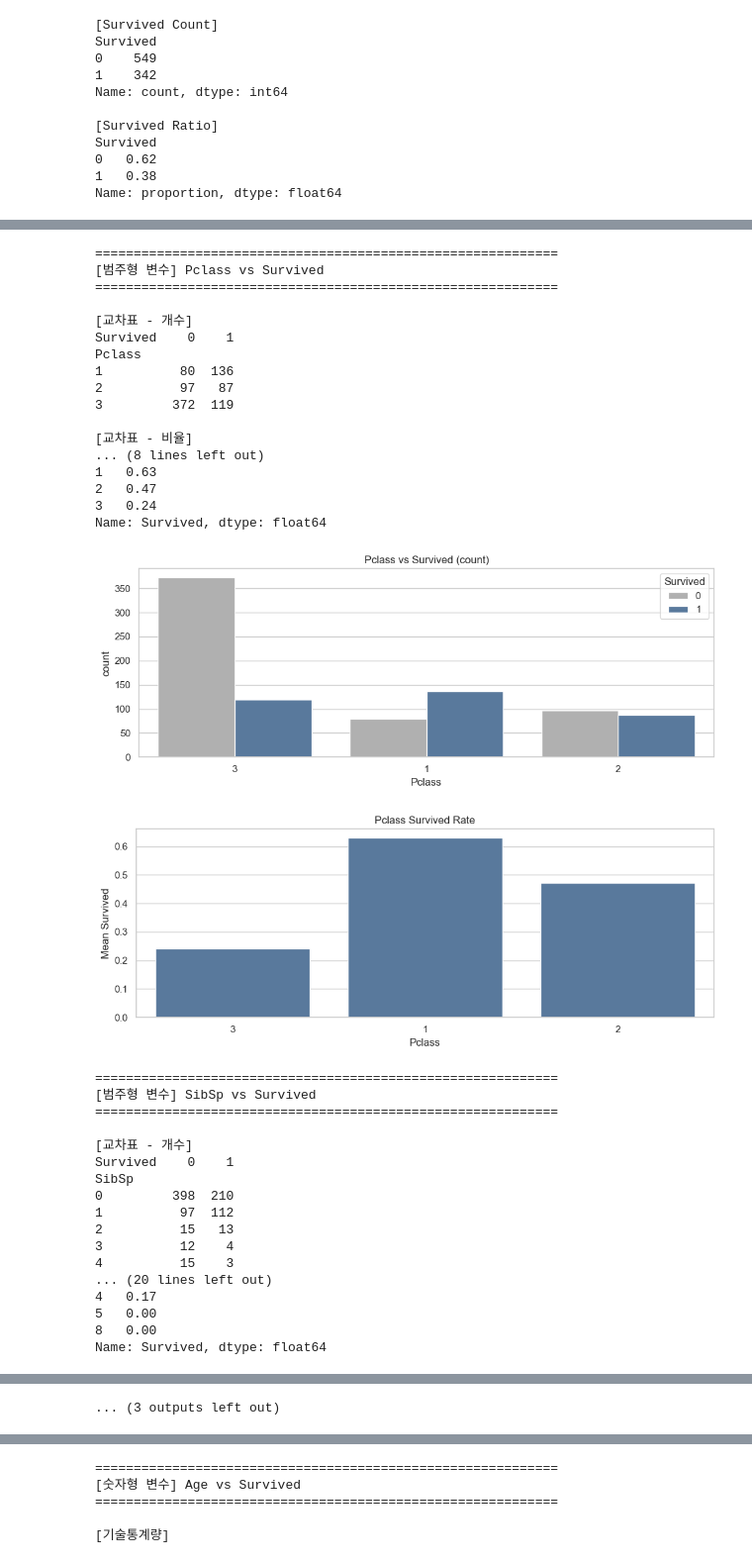
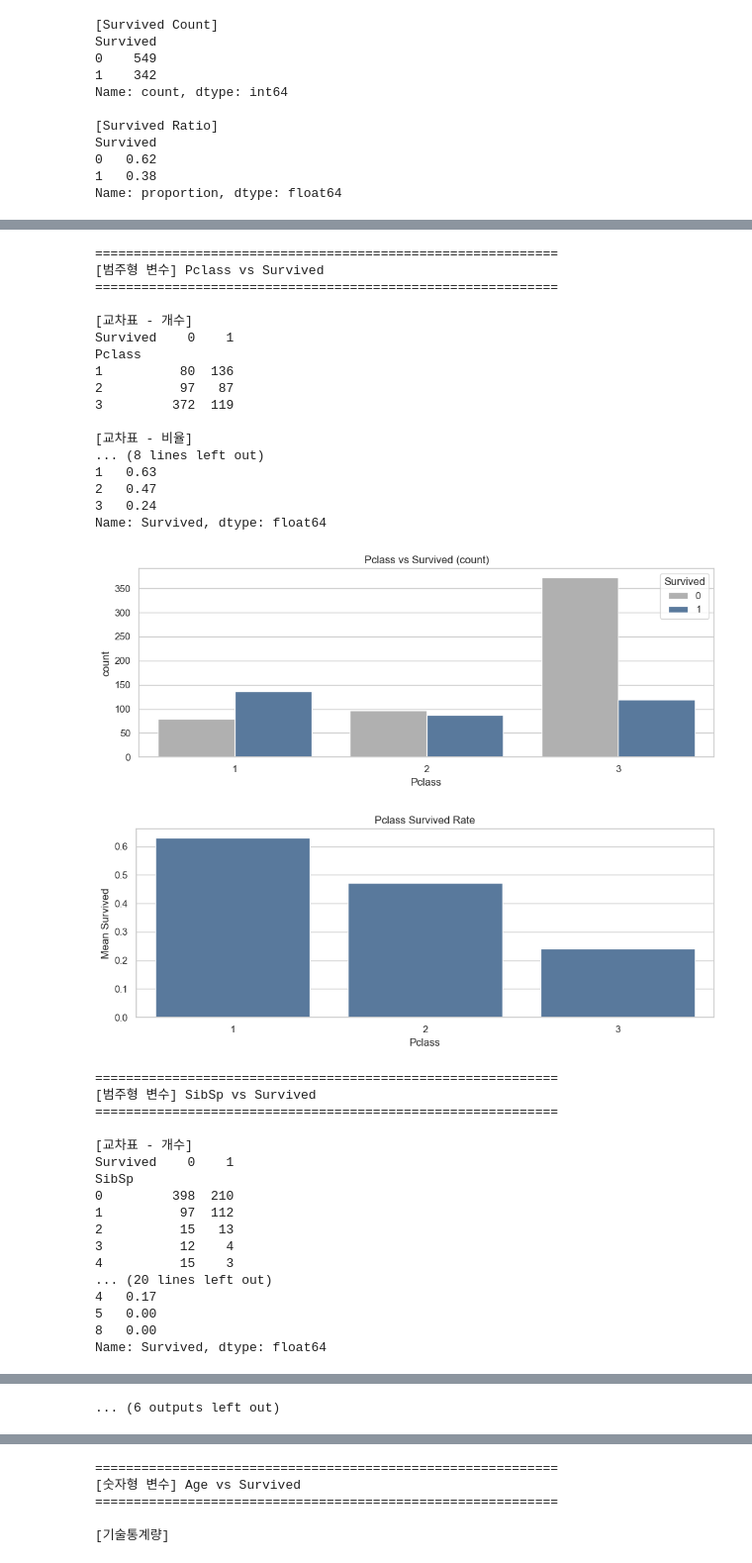
Before and after one commit to kimhm97/titanic-project, a Jupyter notebook: notebook/01_EDA/04_bivariate_analysis.ipynb, the cells around one changed output, grey strips where cells are left out. Shown at 99% size. Cells and saved outputs as stored; diff of their text form; code cells hidden in the pictures.

```diff
--- a/notebook/01_EDA/04_bivariate_analysis.ipynb
+++ b/notebook/01_EDA/04_bivariate_analysis.ipynb
@@ -24,6 +24,16 @@ train = pd.read_csv("../../data/interim/train_missing_handled.csv")
 
 cat_cols_for_bivariate = ['Sex','Embarked', 'Pclass','SibSp','Parch']
 num_cols_for_bivariate = ['Age', 'Fare']
+# %%
+# ============================================================
+# [추가] FamilySize / IsAlon 생성
+# ============================================================
+
+train['FamilySize'] = train['SibSp'] + train['Parch'] + 1
+train['IsAlone'] = (train['FamilySize'] == 1).astype(int)
+
+# 분석 대상 컬럼에 추가
+cat_cols_for_bivariate.append('IsAlone')
 # %%
 # ============================================================
 # 3. 타겟 변수 분포 확인 및 저장
@@ -86,21 +90,42 @@ for col in cat_cols_for_bivariate:
     print("\n[범주별 평균 생존]")
     print(survived_rate)
 
+    # ============================================================
+    # 변수별 시각화 순서 설정
+    # ============================================================
+    if col == 'Pclass':
+        order = [1, 2, 3]  # 의미 있는 순서
+    else:
+        order = train[col].value_counts(dropna=False).index  # 기존 방식
+
+    # ============================================================
+    # countplot
+    # ============================================================
     plt.figure(figsize=(10,4))
     sns.countplot(
         data=train,
         x=col,
         hue='Survived',
         palette={0:'#b0b0b0', 1:'#4e79a7'},
-        order=train[col].value_counts(dropna=False).index
+        order=order
     )
     plt.title(f"{col} vs Survived (count)")
     plt.tight_layout()
     plt.savefig(f"../../output/figures/bivariate_{col.lower()}_vs_survived_count.png", bbox_inches='tight')
     plt.show()
 
+    # ============================================================
+    # barplot (생존률)
+    # ============================================================
     plt.figure(figsize=(10,4))
-    sns.barplot(data=train, x=col, y='Survived', color='#4e79a7', order=train[col].value_counts(dropna=False).index, errorbar=None)
+    sns.barplot(
+        data=train,
+        x=col,
+        y='Survived',
+        color='#4e79a7',
+        order=order,
+        errorbar=None
+    )
     plt.title(f"{col} Survived Rate")
     plt.ylabel("Mean Survived")
     plt.tight_layout()
@@ -135,35 +160,35 @@ Survived    0    1
 Embarked
 C          75   93
 Q          47   30
 S         427  219
 
 [교차표 - 비율]
 ... (8 lines left out)
 C   0.55
 Q   0.39
 S   0.34
 Name: Survived, dtype: float64
 [figure]
 [figure]
 ============================================================
 [범주형 변수] Pclass vs Survived
 ============================================================
 
 [교차표 - 개수]
 Survived    0    1
 Pclass
 1          80  136
 2          97   87
 3         372  119
 
 [교차표 - 비율]
 ... (8 lines left out)
 1   0.63
 2   0.47
 3   0.24
 Name: Survived, dtype: float64
-[figure, old version]
+[figure, new version]
-[figure, old version]
+[figure, new version]
 ============================================================
 [범주형 변수] SibSp vs Survived
 ============================================================
@@ -183,4 +208,4 @@ SibSp
 Name: Survived, dtype: float64
 [figure]
 [figure]
-... (3 outputs left out)
+... (6 outputs left out)
```
Also changed, not shown: parts of 4 cells of this notebook, 11 other files.
